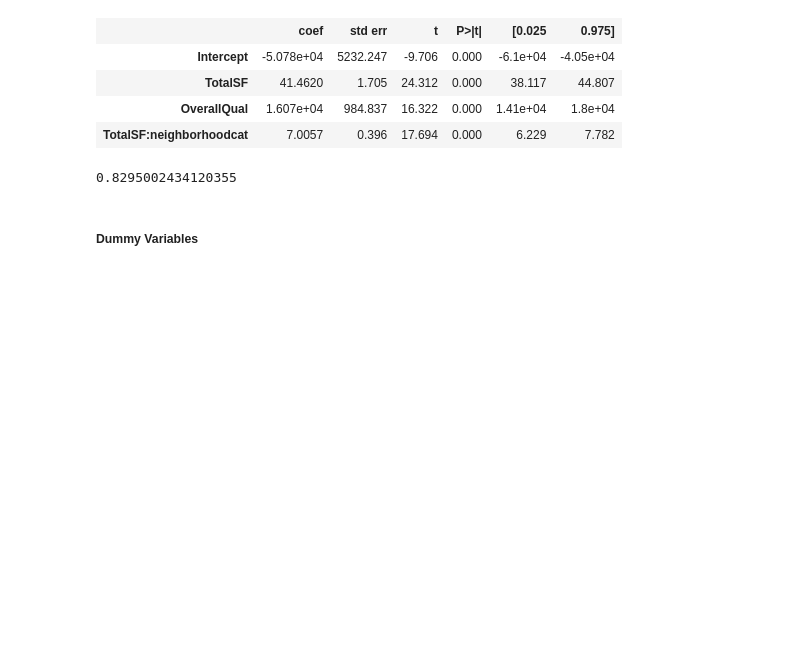
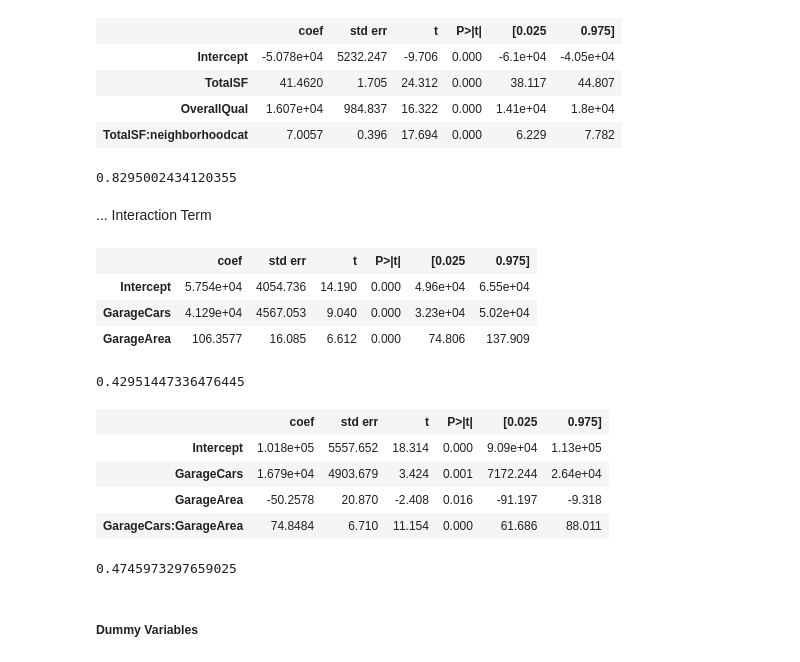
Before and after one commit to mikethisyamondol/ames_housing_price, a Jupyter notebook: Ames_IA_Housing_Prices.ipynb, the cells around one changed output. Drawn from its saved outputs; the diff is of its cells as text; code cells hidden in the pictures; blank space fills up the shorter version.

```diff
--- a/Ames_IA_Housing_Prices.ipynb
+++ b/Ames_IA_Housing_Prices.ipynb
@@ -972,10 +976,39 @@ summary.tables[1]
 | TotalSF | 41.4620 | 1.705 | 24.312 | 0.000 | 38.117 | 44.807 |
 | OverallQual | 1.607e+04 | 984.837 | 16.322 | 0.000 | 1.41e+04 | 1.8e+04 |
 | TotalSF:neighborhoodcat | 7.0057 | 0.396 | 17.694 | 0.000 | 6.229 | 7.782 |
+# %%
+print(model.rsquared)
+# %% [output]
+0.8295002434120355
+# %% [markdown]
+... Interaction Term
+# %%
+model = smf.ols(formula='SalePrice ~ GarageCars + GarageArea', data=df_train).fit()
+summary = model.summary()
+summary.tables[1]
+# %% [output]
+|  | coef | std err | t | P>|t| | [0.025 | 0.975] |
+| Intercept | 5.754e+04 | 4054.736 | 14.190 | 0.000 | 4.96e+04 | 6.55e+04 |
+| GarageCars | 4.129e+04 | 4567.053 | 9.040 | 0.000 | 3.23e+04 | 5.02e+04 |
+| GarageArea | 106.3577 | 16.085 | 6.612 | 0.000 | 74.806 | 137.909 |
+# %%
+print(model.rsquared)
+# %% [output]
+0.42951447336476445
+# %%
+model = smf.ols(formula='SalePrice ~ GarageCars + GarageArea + GarageCars:GarageArea', data=df_train).fit()
+summary = model.summary()
+summary.tables[1]
+# %% [output]
+|  | coef | std err | t | P>|t| | [0.025 | 0.975] |
+| Intercept | 1.018e+05 | 5557.652 | 18.314 | 0.000 | 9.09e+04 | 1.13e+05 |
+| GarageCars | 1.679e+04 | 4903.679 | 3.424 | 0.001 | 7172.244 | 2.64e+04 |
+| GarageArea | -50.2578 | 20.870 | -2.408 | 0.016 | -91.197 | -9.318 |
+| GarageCars:GarageArea | 74.8484 | 6.710 | 11.154 | 0.000 | 61.686 | 88.011 |
 # %%
 print(model.rsquared)
 # %% [output]
-0.8295002434120355
+0.4745973297659025
 # %%
 df_train['TotalSF*OverallQual'] = df_train['TotalSF'] * df_train['OverallQual']
 df_test['TotalSF*OverallQual'] = df_test['TotalSF'] * df_test['OverallQual']
```
Also changed, not shown: parts of 4 cells of this notebook.
